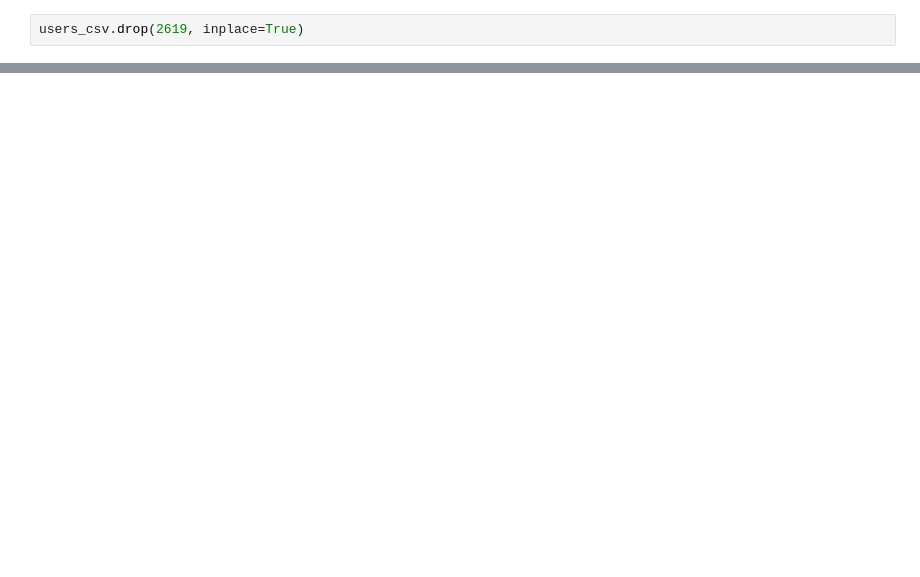
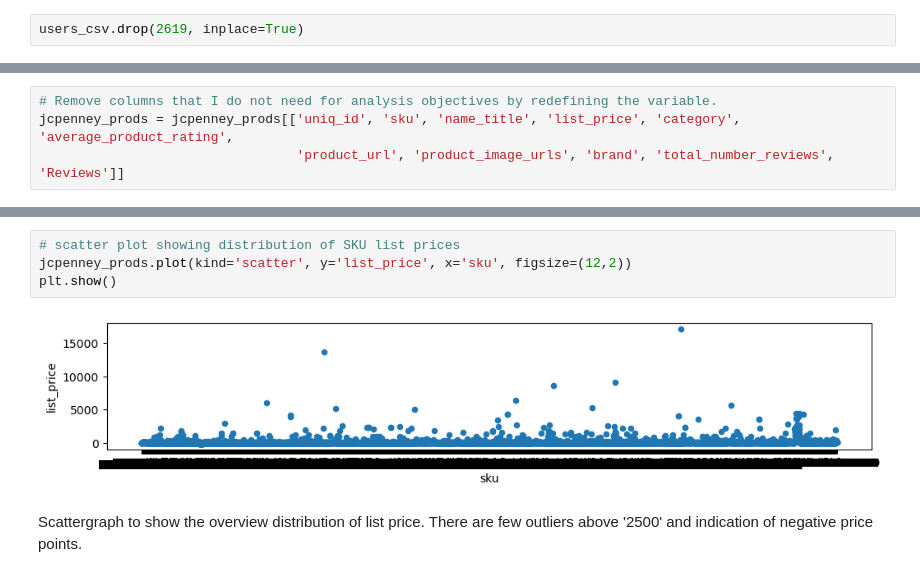
Before and after one commit to EMSinclair217/ITPBD2-Assignment-with-notebook, a Jupyter notebook: 3537499_BD2.ipynb, the cells around one changed output, grey strips where cells are left out. Drawn from its saved outputs; the diff is of its cells as text; blank space fills up the shorter version.

```diff
--- a/3537499_BD2.ipynb
+++ b/3537499_BD2.ipynb
@@ -980,0 +243,4 @@ what does window asking for feedback/review look like?
+# %%
+# Remove columns that I do not need for analysis objectives by redefining the variable.
+jcpenney_prods = jcpenney_prods[['uniq_id', 'sku', 'name_title', 'list_price', 'category', 'average_product_rating',
+                                 'product_url', 'product_image_urls', 'brand', 'total_number_reviews', 'Reviews']]
@@ -980,0 +308,8 @@ what does window asking for feedback/review look like?
+# %%
+# scatter plot showing distribution of SKU list prices
+jcpenney_prods.plot(kind='scatter', y='list_price', x='sku', figsize=(12,2))
+plt.show()
+# %% [output]
+[figure, added]
+# %% [markdown]
+Scattergraph to show the overview distribution of list price. There are few outliers above '2500' and indication of negative price points.
```
Also changed, not shown: parts of 185 cells of this notebook.
